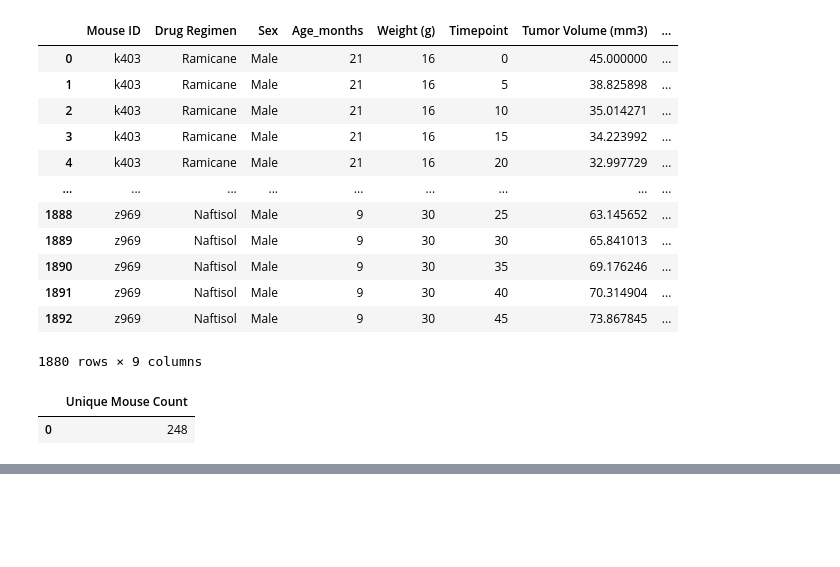
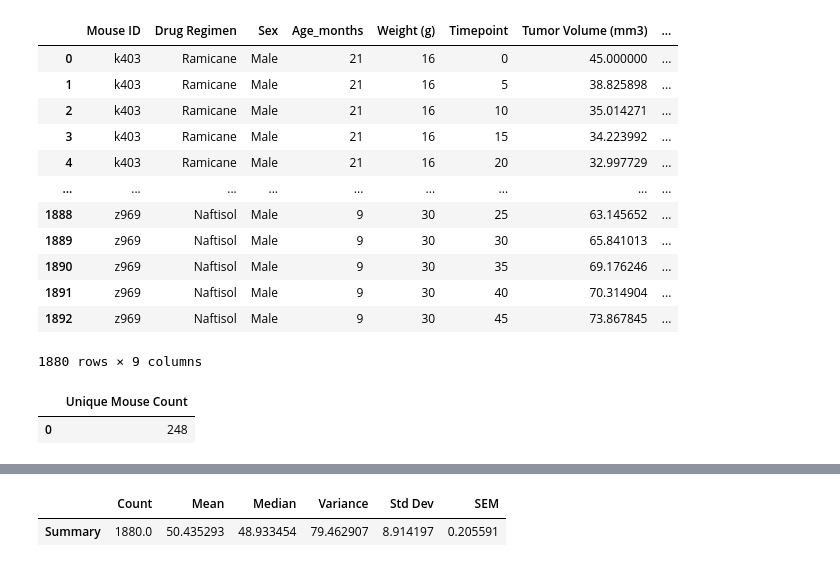
Before and after one commit to afreedman4564/Matplotlib-Challenge, a Jupyter notebook: Matplotlib Challenge.ipynb, the cells around one changed output, grey strips where cells are left out. Saved outputs shown, nothing was run; the diff lists cells and outputs as text; code cells hidden in the pictures; blank space fills up the shorter version.

```diff
--- a/Matplotlib Challenge.ipynb
+++ b/Matplotlib Challenge.ipynb
@@ -194,0 +223,8 @@ unique_mice_cnt_df
+# %%
+nondups_totsummary_df = nondups_df.agg({"Tumor Volume (mm3)": ["count", "mean", "median", "var", "std", "sem"]}).transpose()
+nondups_totsummary_df.columns = ["Count", "Mean", "Median", "Variance", "Std Dev", "SEM"]
+nondups_totsummary_df.rename(index = {'Tumor Volume (mm3)': "Summary"}, inplace = True)
+nondups_totsummary_df
+# %% [output]
+|  | Count | Mean | Median | Variance | Std Dev | SEM |
+| Summary | 1880.0 | 50.435293 | 48.933454 | 79.462907 | 8.914197 | 0.205591 |
```
Also changed, not shown: parts of 4 cells of this notebook, 1 other file.
